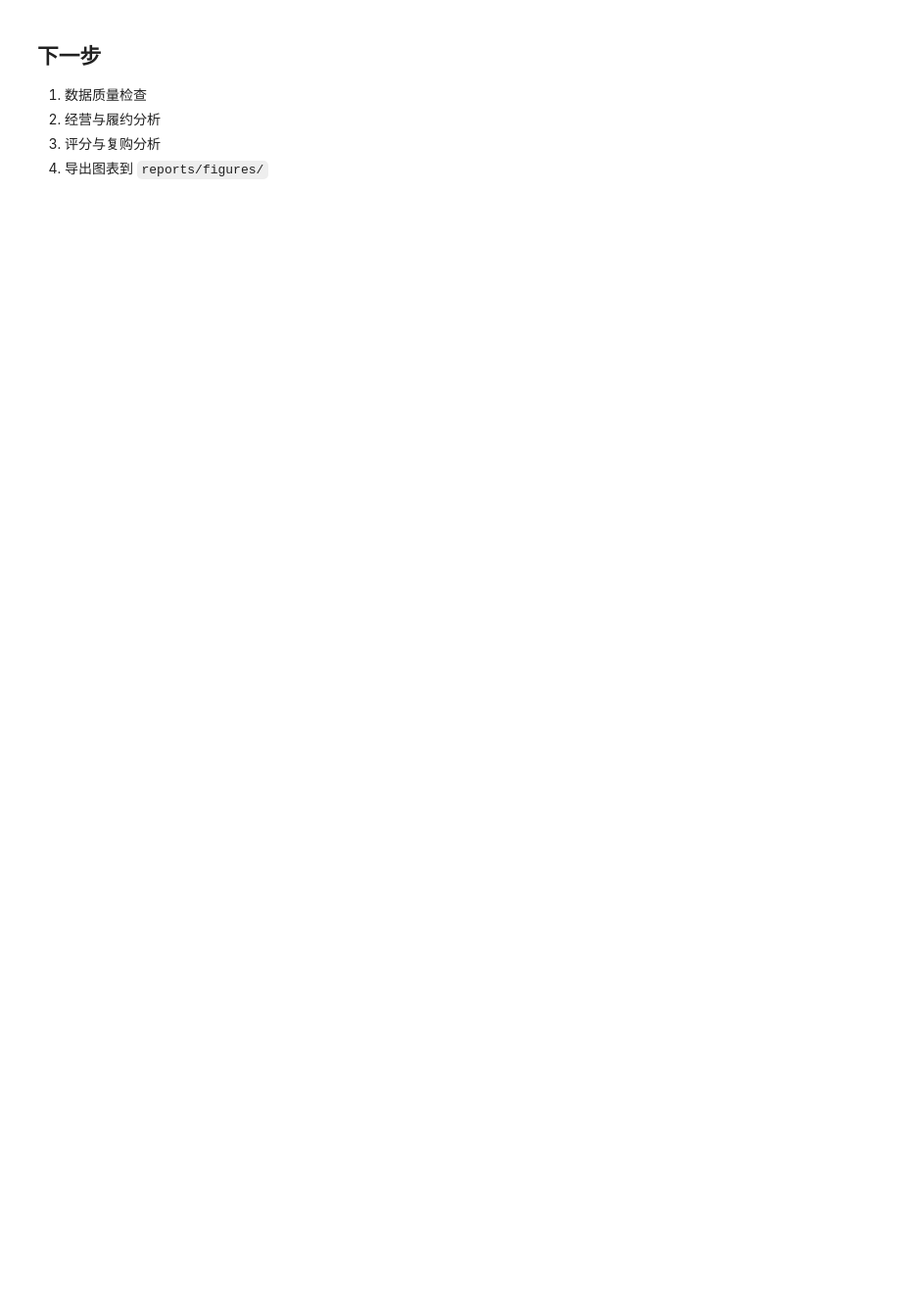
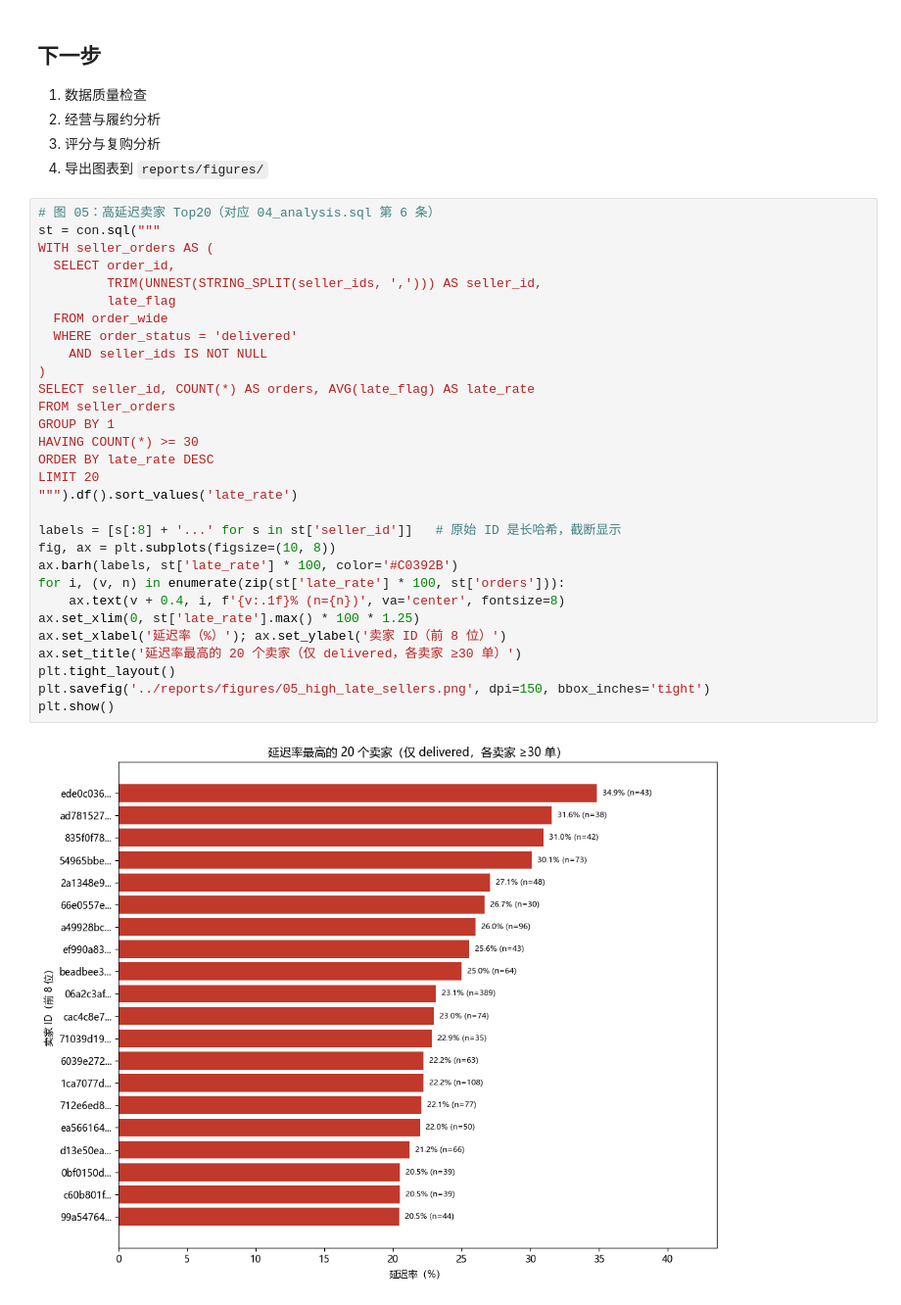
Before and after one commit to Jay-hao-sss1212312/olist-ecommerce-analysis, a Jupyter notebook: notebooks/01_eda.ipynb, the cells around one changed output. Shown at 98% size. Drawn from its saved outputs; the diff is of its cells as text; blank space fills up the shorter version.

```diff
--- a/notebooks/01_eda.ipynb
+++ b/notebooks/01_eda.ipynb
@@ -78,3 +114,35 @@ plt.show()
 2. 经营与履约分析
 3. 评分与复购分析
 4. 导出图表到 `reports/figures/`
+# %%
+# 图 05：高延迟卖家 Top20（对应 04_analysis.sql 第 6 条）
+st = con.sql("""
+WITH seller_orders AS (
+  SELECT order_id,
+         TRIM(UNNEST(STRING_SPLIT(seller_ids, ','))) AS seller_id,
+         late_flag
+  FROM order_wide
+  WHERE order_status = 'delivered'
+    AND seller_ids IS NOT NULL
+)
+SELECT seller_id, COUNT(*) AS orders, AVG(late_flag) AS late_rate
+FROM seller_orders
+GROUP BY 1
+HAVING COUNT(*) >= 30
+ORDER BY late_rate DESC
+LIMIT 20
+""").df().sort_values('late_rate')
+
+labels = [s[:8] + '...' for s in st['seller_id']]   # 原始 ID 是长哈希，截断显示
+fig, ax = plt.subplots(figsize=(10, 8))
+ax.barh(labels, st['late_rate'] * 100, color='#C0392B')
+for i, (v, n) in enumerate(zip(st['late_rate'] * 100, st['orders'])):
+    ax.text(v + 0.4, i, f'{v:.1f}% (n={n})', va='center', fontsize=8)
+ax.set_xlim(0, st['late_rate'].max() * 100 * 1.25)
+ax.set_xlabel('延迟率（%）'); ax.set_ylabel('卖家 ID（前 8 位）')
+ax.set_title('延迟率最高的 20 个卖家（仅 delivered，各卖家 ≥30 单）')
+plt.tight_layout()
+plt.savefig('../reports/figures/05_high_late_sellers.png', dpi=150, bbox_inches='tight')
+plt.show()
+# %% [output]
+[figure, added]
```
Also changed, not shown: parts of 1 cell of this notebook, 4 other files.
